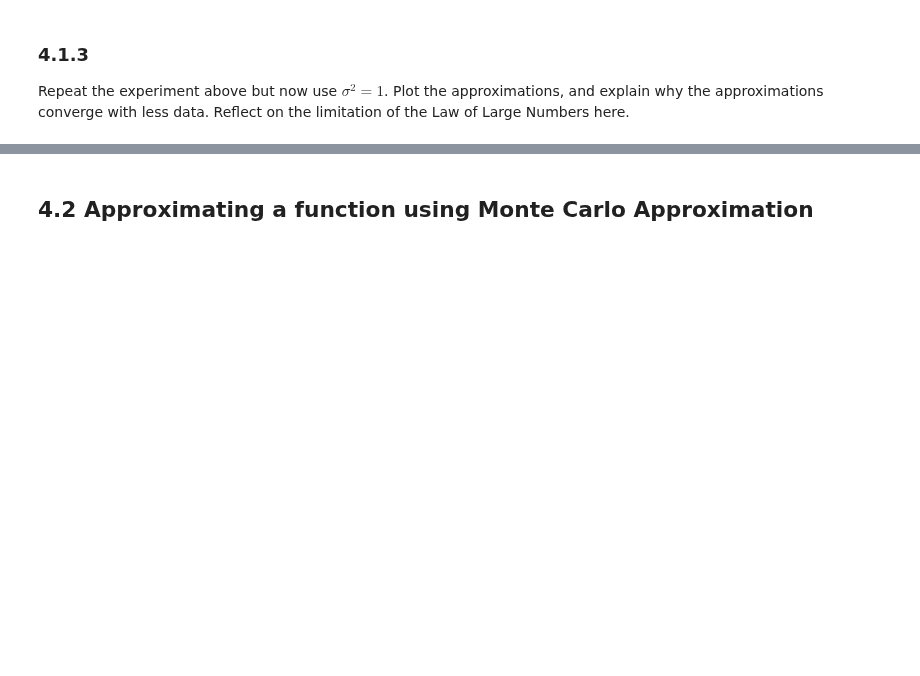
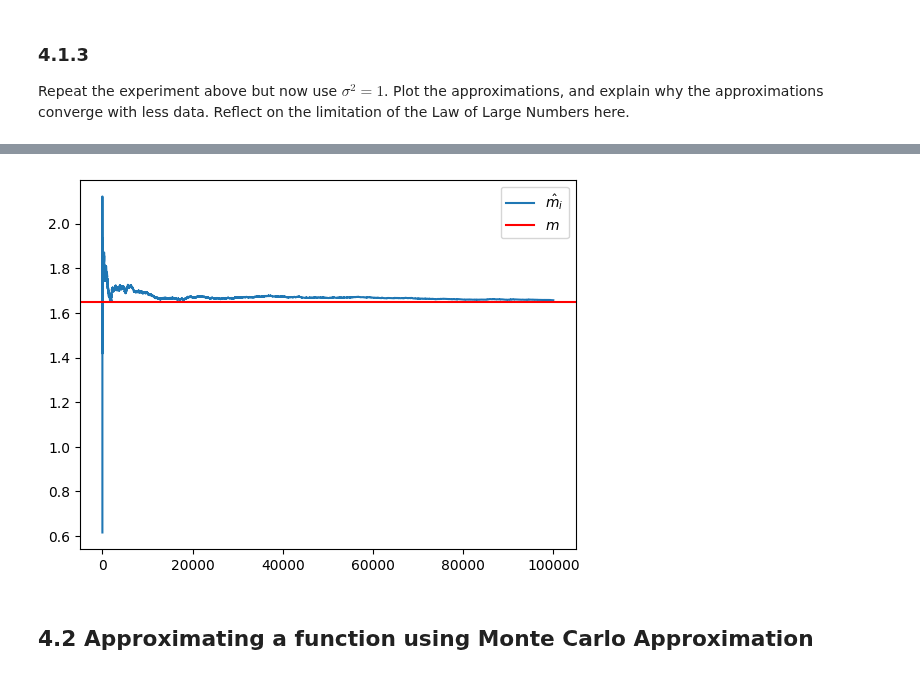
Before and after one commit to leonardodeclara/DD2447-Statistical-Methods-in-Applied-Computer-Science, a Jupyter notebook: Assignment_1/assignment1.ipynb, the cells around one changed output, grey strips where cells are left out. Saved outputs shown, nothing was run; the diff lists cells and outputs as text; code cells hidden in the pictures; blank space fills up the shorter version.

```diff
--- a/Assignment_1/assignment1.ipynb
+++ b/Assignment_1/assignment1.ipynb
@@ -570,3 +584,14 @@ Repeat the experiment above but now use $\sigma^2 = 1$. Plot the approximations,
+# %%
+mu = 0
+sig = 1
+samples_z=np.random.normal(mu,sig,100000)
+samples_x=np.exp(samples_z)
+esponente = mu + (sig**2)/2
+# mean of the distribution
+m = math.exp(esponente)
+plot_means(m, samples_x)
+# %% [output]
+[figure, added]
 # %% [markdown]
 ## 4.2 Approximating a function using Monte Carlo Approximation
 # %% [markdown]
```
Also changed, not shown: parts of 6 cells of this notebook.
